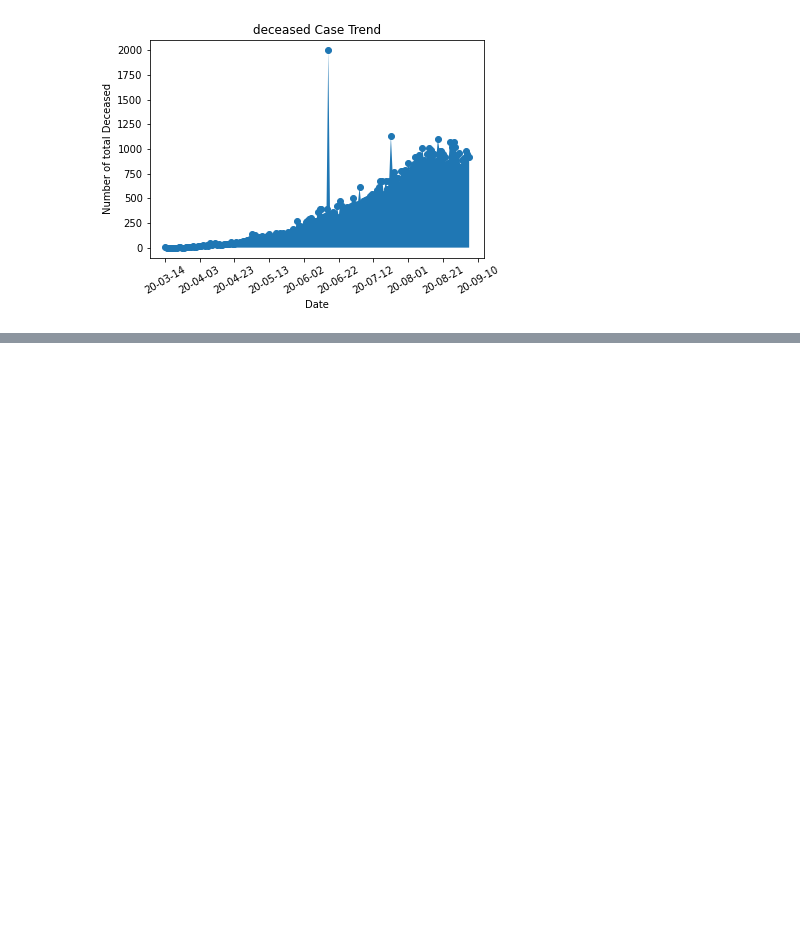
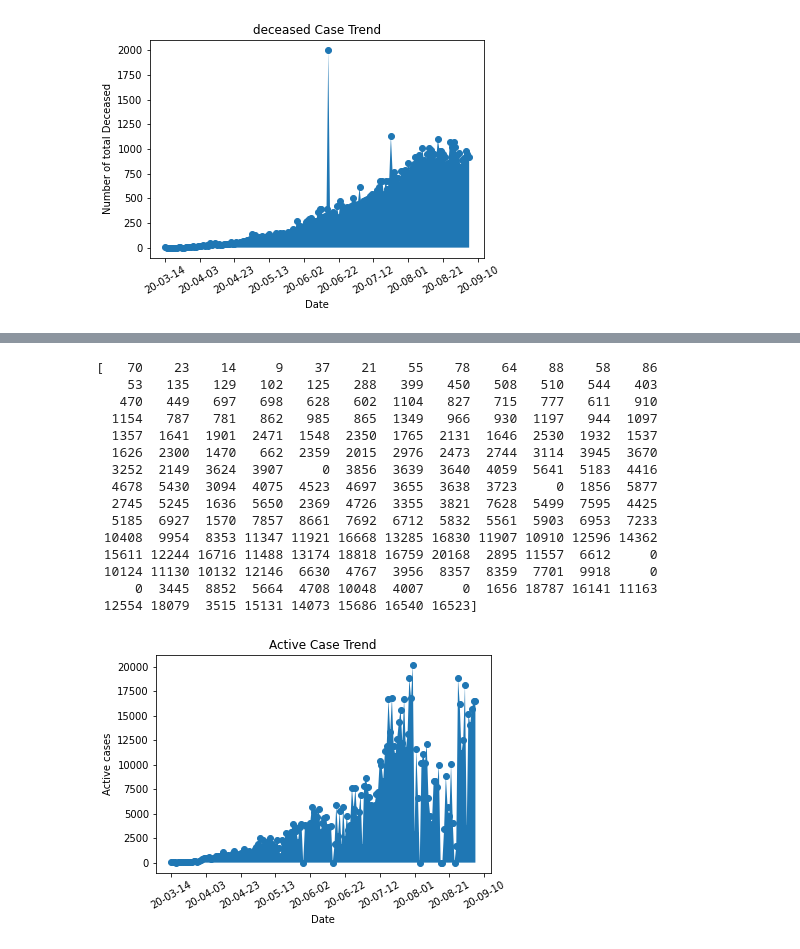
Before and after one commit to reshan9b11/Data-Mining-Assignment_1, a Jupyter notebook: dmg_12.ipynb, the cells around one changed output, grey strips where cells are left out. Cells and saved outputs as stored; diff of their text form; code cells hidden in the pictures; blank space fills up the shorter version.

```diff
--- a/dmg_12.ipynb
+++ b/dmg_12.ipynb
@@ -299,0 +307,48 @@ plt.show()
+# %%
+#Answer 2_3
+from datetime import date, timedelta
+import matplotlib.dates as mdates
+g_Confirmed = filterStatusConfirmed[(filterStatusConfirmed['date'] >= '2020-03-14') & (filterStatusConfirmed['date'] <= '2020-09-05')]
+g_Recovered= filterStatusRecovered[(filterStatusRecovered['date'] >= '2020-03-14') & (filterStatusRecovered['date'] <= '2020-09-05')]
+g_Deceased = filterStatusDeceased[(filterStatusDeceased['date'] >= '2020-03-14') & (filterStatusDeceased['date'] <= '2020-09-05')]
+x_value_c=g_Confirmed['date'].to_numpy()
+#print(x_value)
+y_c=g_Confirmed['tt']
+y_r=g_Recovered['tt']
+y_d=g_Deceased['tt']
+y_value=[]
+#print(y_c)
+for (a,b,c) in zip(y_c,y_r,y_d):
+    z= (a - (b + c))
+    if(z<0):
+        y_value.append(0) # not sure why some value is zero
+    else:
+        y_value.append(z)
+y_value=np.array(y_value)
+print(y_value)
+plt.title('Active Case Trend')
+plt.xlabel('Date')
+plt.ylabel('Active cases')
+plt.gca().xaxis.set_major_formatter(mdates.DateFormatter('%y-%m-%d'))
+plt.gca().xaxis.set_major_locator(mdates.DayLocator(interval=20))
+plt.xticks(rotation=30)
+plt.plot_date(x_value, y_value ,label="Scatter plot")
+plt.fill_between(x_value,0,y_value)
+plt.show()
+# %% [output]
+[   70    23    14     9    37    21    55    78    64    88    58    86
+    53   135   129   102   125   288   399   450   508   510   544   403
+   470   449   697   698   628   602  1104   827   715   777   611   910
+  1154   787   781   862   985   865  1349   966   930  1197   944  1097
+  1357  1641  1901  2471  1548  2350  1765  2131  1646  2530  1932  1537
+  1626  2300  1470   662  2359  2015  2976  2473  2744  3114  3945  3670
+  3252  2149  3624  3907     0  3856  3639  3640  4059  5641  5183  4416
+  4678  5430  3094  4075  4523  4697  3655  3638  3723     0  1856  5877
+  2745  5245  1636  5650  2369  4726  3355  3821  7628  5499  7595  4425
+  5185  6927  1570  7857  8661  7692  6712  5832  5561  5903  6953  7233
+ 10408  9954  8353 11347 11921 16668 13285 16830 11907 10910 12596 14362
+ 15611 12244 16716 11488 13174 18818 16759 20168  2895 11557  6612     0
+ 10124 11130 10132 12146  6630  4767  3956  8357  8359  7701  9918     0
+     0  3445  8852  5664  4708 10048  4007     0  1656 18787 16141 11163
+ 12554 18079  3515 15131 14073 15686 16540 16523]
+[figure, added]
```
Also changed, not shown: parts of 2 cells of this notebook.
